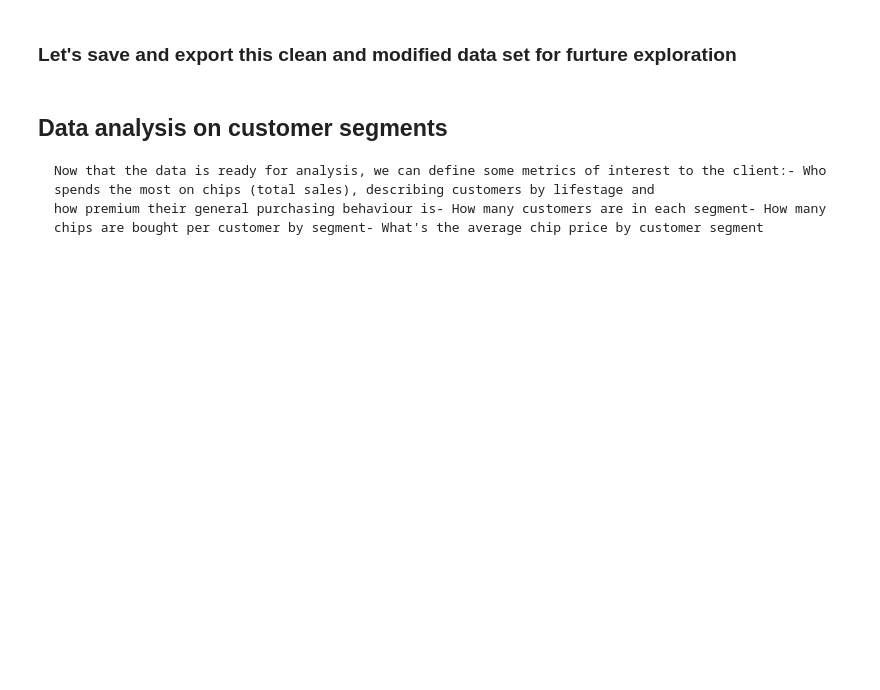
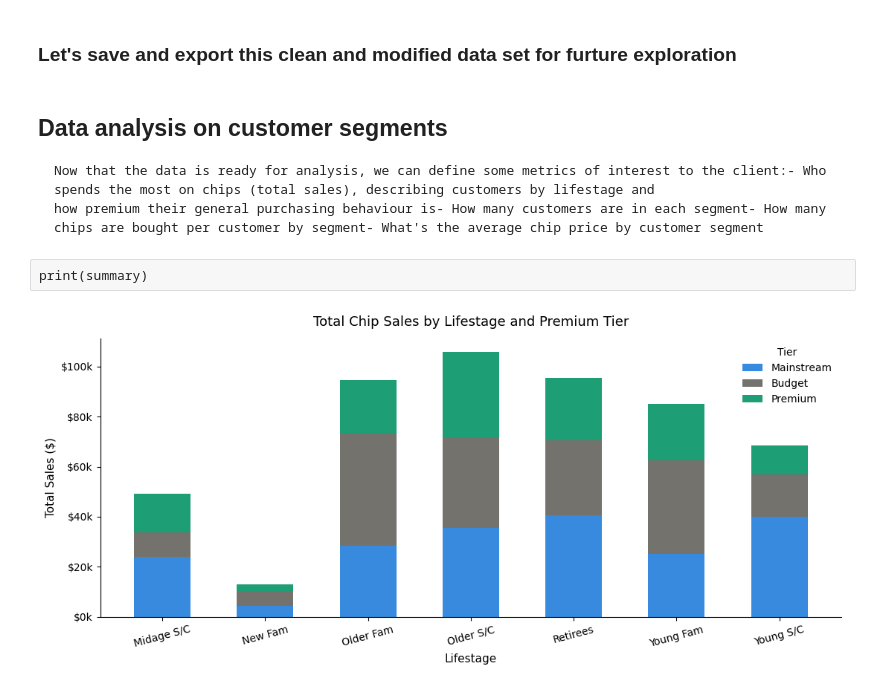
Before and after one commit to nayeem29dse/Quantium-customer-purchasing-behaviours, a Jupyter notebook: Quantium Virtual Internship - Retail Strategy and Analytics - Task 1.ipynb, the cells around one changed output. Saved outputs shown, nothing was run; the diff lists cells and outputs as text; code cells hidden in the pictures; blank space fills up the shorter version.

Commit message:
Visual inspection

```diff
--- a/Quantium Virtual Internship - Retail Strategy and Analytics - Task 1.ipynb
+++ b/Quantium Virtual Internship - Retail Strategy and Analytics - Task 1.ipynb
@@ -468,3 +469,50 @@ merged.to_csv('clean_data')
 ## Data analysis on customer segments
     Now that the data is ready for analysis, we can define some metrics of interest to the client:- Who spends the most on chips (total sales), describing customers by lifestage and
     how premium their general purchasing behaviour is- How many customers are in each segment- How many chips are bought per customer by segment- What's the average chip price by customer segment
+# %%
+summary = (
+    merged
+    .groupby(["LIFESTAGE", "PREMIUM_CUSTOMER"])["TOT_SALES"]
+    .sum()
+    .reset_index()
+)
+# %% [raw]
+print(summary)
+# %%
+pivot = summary.pivot(index="LIFESTAGE", columns="PREMIUM_CUSTOMER", values="TOT_SALES").fillna(0)
+# %%
+pivot = pivot[["Mainstream", "Budget", "Premium"]]
+# %%
+label_map = {
+    "MIDAGE SINGLES/COUPLES": "Midage S/C",
+    "NEW FAMILIES":           "New Fam",
+    "OLDER FAMILIES":         "Older Fam",
+    "OLDER SINGLES/COUPLES":  "Older S/C",
+    "RETIREES":               "Retirees",
+    "YOUNG FAMILIES":         "Young Fam",
+    "YOUNG SINGLES/COUPLES":  "Young S/C",
+}
+pivot.index = pivot.index.map(label_map)
+# %%
+colors = {"Mainstream": "#378ADD", "Budget": "#73726c", "Premium": "#1D9E75"}
+
+fig, ax = plt.subplots(figsize=(11, 5))
+bottom = pd.Series([0] * len(pivot), index=pivot.index)
+
+for tier in ["Mainstream", "Budget", "Premium"]:
+    ax.bar(pivot.index, pivot[tier], bottom=bottom,
+           label=tier, color=colors[tier], width=0.55)
+    bottom += pivot[tier]
+
+ax.set_ylabel("Total Sales ($)", fontsize=11)
+ax.set_xlabel("Lifestage", fontsize=11)
+ax.set_title("Total Chip Sales by Lifestage and Premium Tier", fontsize=13, pad=12)
+ax.yaxis.set_major_formatter(mticker.FuncFormatter(lambda x, _: f"${x/1000:.0f}k"))
+ax.legend(title="Tier", frameon=False)
+ax.spines[["top", "right"]].set_visible(False)
+ax.tick_params(axis="x", rotation=15)
+plt.tight_layout()
+plt.savefig("total_sales_by_segment.png", dpi=150)
+plt.show()
+# %% [output]
+[figure, added]
```
Also changed, not shown: parts of 7 cells of this notebook.
